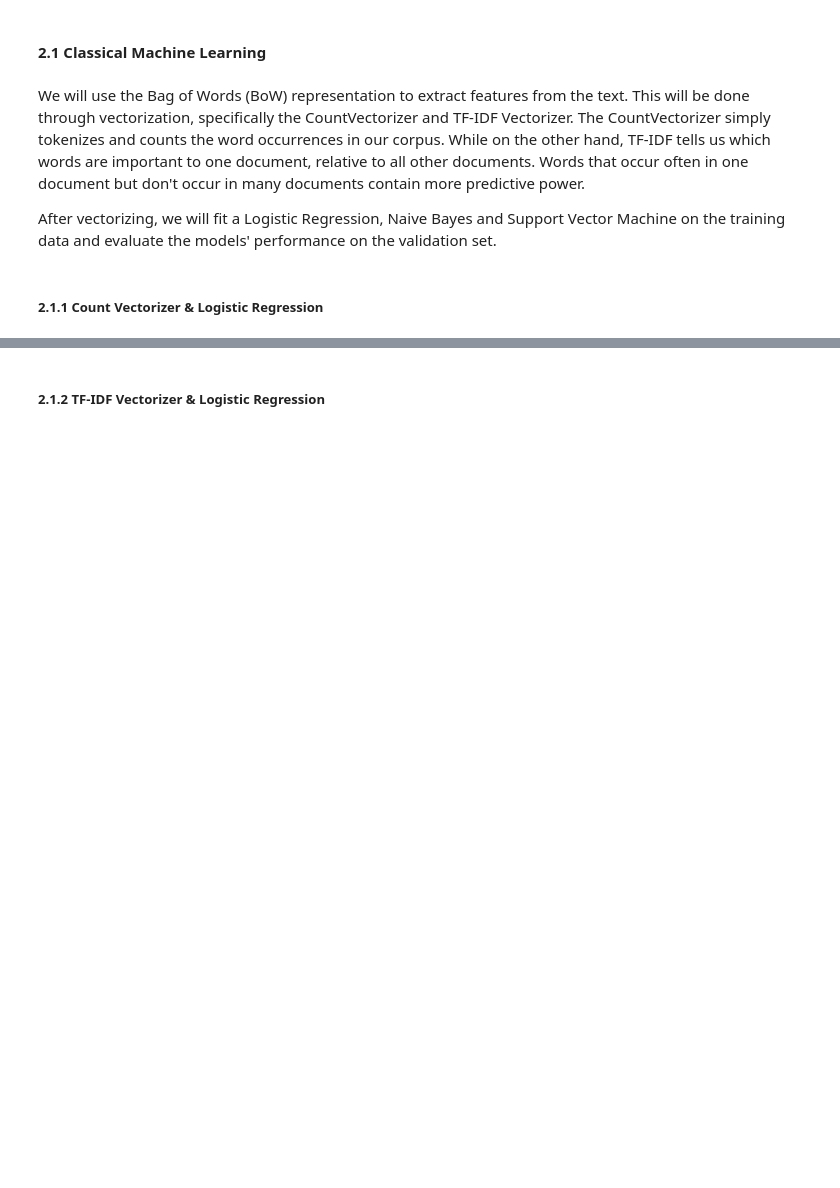
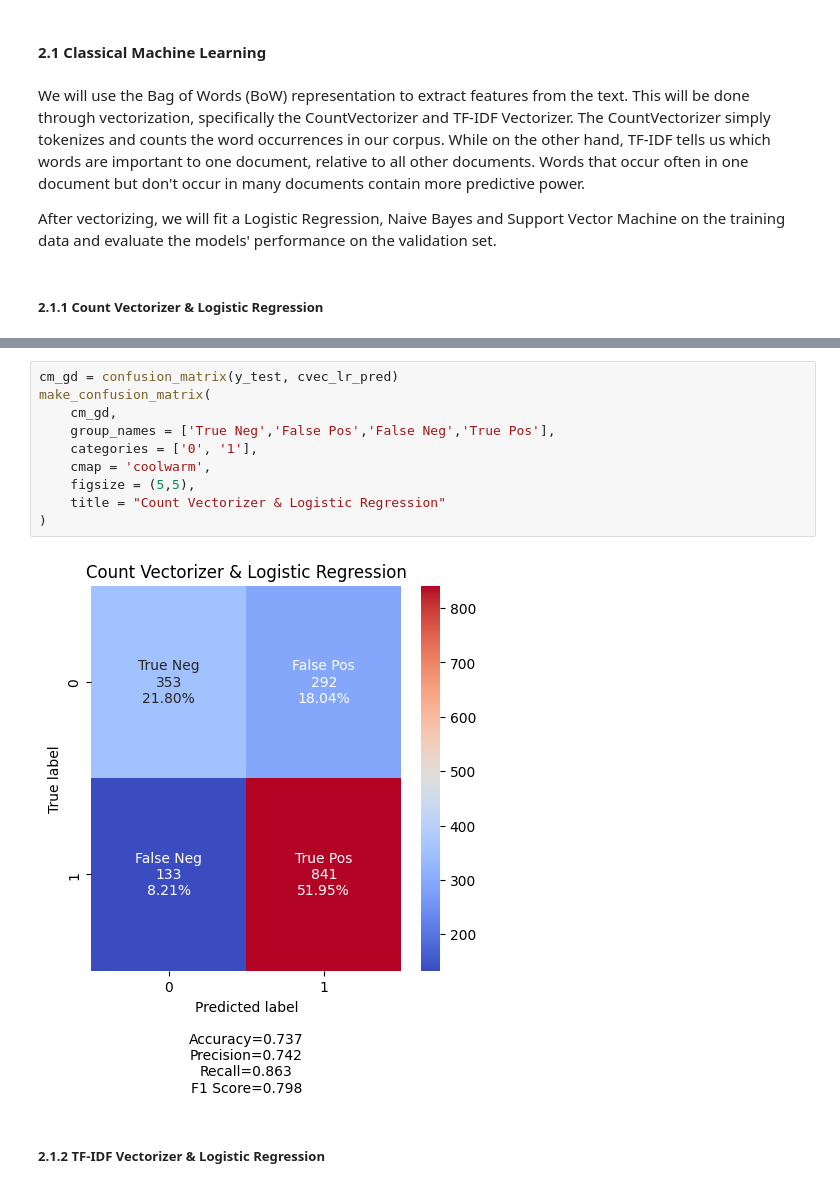
Before and after one commit to wanadzhar913/genshin-impact-reviews-sentiment-analysis-fastapi-docker, a Jupyter notebook: notebooks/03_modeling_stemmed.ipynb, the cells around one changed output, grey strips where cells are left out. Cells and saved outputs as stored; diff of their text form; blank space fills up the shorter version.

```diff
--- a/notebooks/03_modeling_stemmed.ipynb
+++ b/notebooks/03_modeling_stemmed.ipynb
@@ -207,3 +231,15 @@ weighted avg       0.74      0.74      0.73      1619
+# %%
+cm_gd = confusion_matrix(y_test, cvec_lr_pred)
+make_confusion_matrix(
+    cm_gd,
+    group_names = ['True Neg','False Pos','False Neg','True Pos'],
+    categories = ['0', '1'],
+    cmap = 'coolwarm',
+    figsize = (5,5),
+    title = "Count Vectorizer & Logistic Regression"
+)
+# %% [output]
+[figure, added]
 # %% [markdown]
 ##### 2.1.2 TF-IDF Vectorizer & Logistic Regression
 # %%
```
Also changed, not shown: parts of 32 cells of this notebook, 6 other files.
